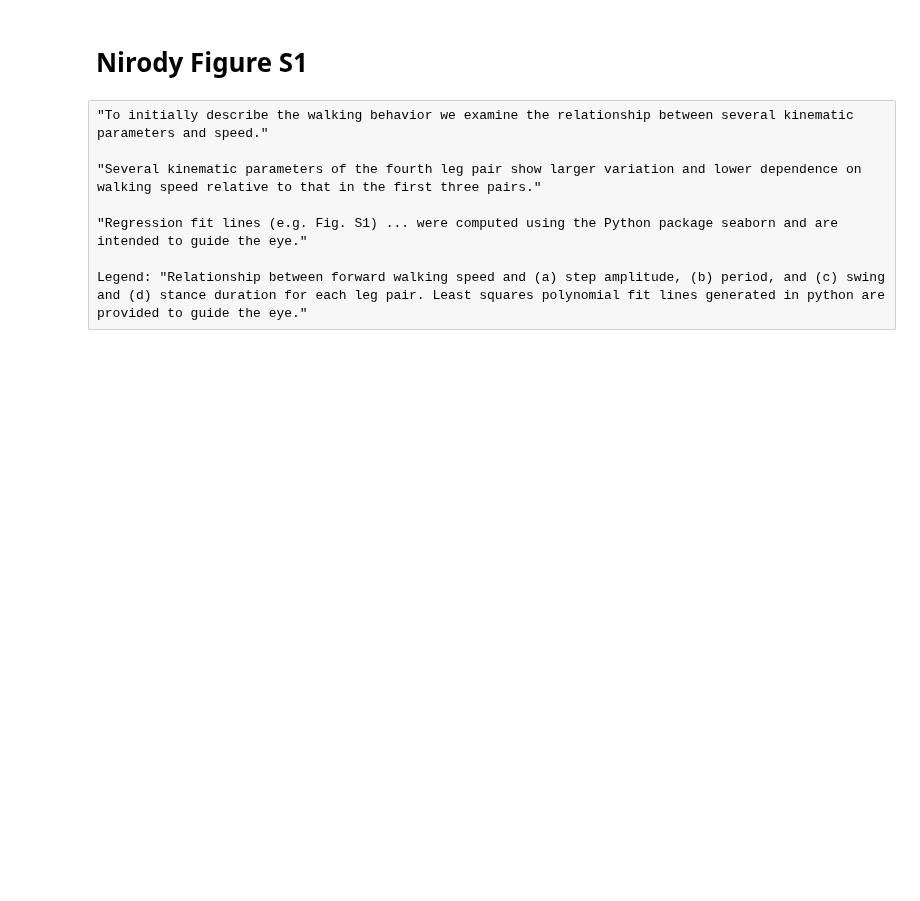
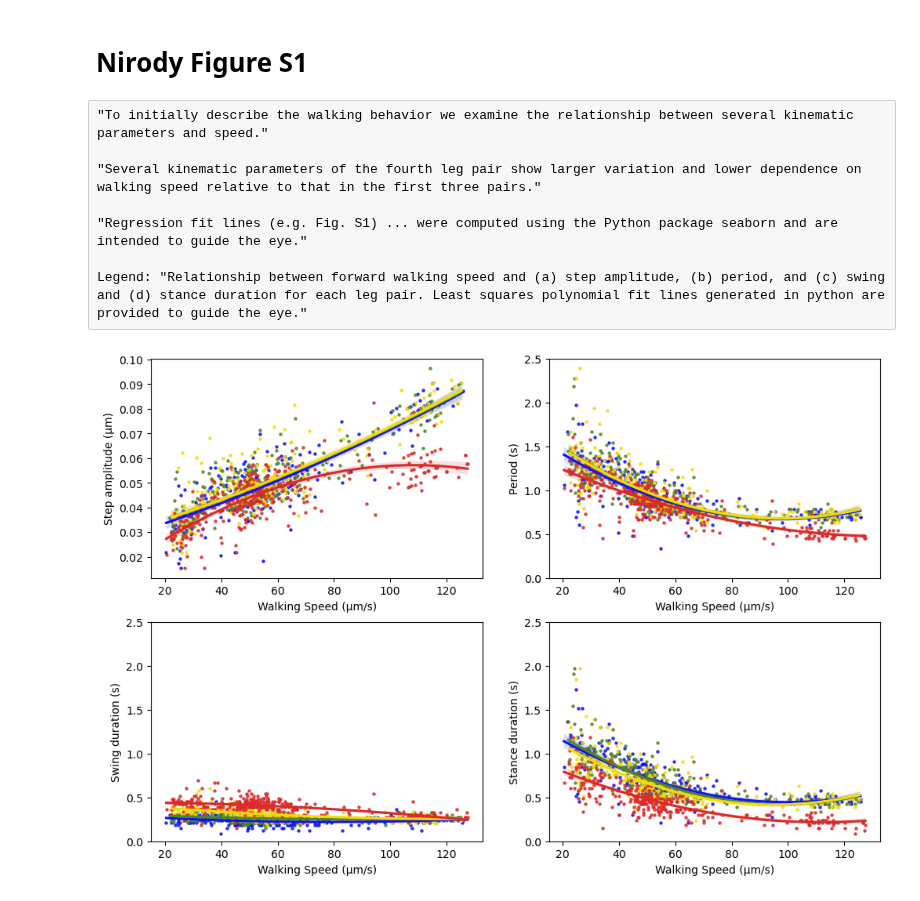
Before and after one commit to enwudz/gait, a Jupyter notebook: Speed and Step Kinematics.ipynb, the cells around one changed output. Drawn from its saved outputs; the diff is of its cells as text; code cells hidden in the pictures; blank space fills up the shorter version.

Commit message:
Update Speed and Step Kinematics.ipynb
doing Nirody Fig S1

```diff
--- a/Speed and Step Kinematics.ipynb
+++ b/Speed and Step Kinematics.ipynb
@@ -208,7 +209,49 @@ Duty Factor: ρ = -0.41 p = 0.0
 
 Legend: "Relationship between forward walking speed and (a) step amplitude, (b) period, and (c) swing and (d) stance duration for each leg pair. Least squares polynomial fit lines generated in python are provided to guide the eye."
 # %%
-first_leg_pair_color = '#9a9aff'
-second_leg_pair_color = '#9acc9a'
-third_leg_pair_color = '#ffef96'
-rear_leg_color = '#ff9a9a'
+leg_pairs = [['L1','R1'],['L2','R2'],['L3','R3'],['L4','R4']]
+pair_colors = ['#1212fa','#4e8626','#f5da0a','#db2a29']
+data_desciptions = ['Step amplitude (µm)','Period (s)','Swing duration (s)','Stance duration (s)']
+data_cols = ['distance_during_step_scaled','gait','swing','stance']
+speed_col = 'speed_during_step_scaled'
+
+# load the step_timing data into a dataframe
+step_df = pd.read_excel(data_file, sheet_name='step_timing', index_col=None)
+
+# set up plot
+f, axes = plt.subplots(2,2,figsize=(12,8))
+ax_handles = axes.reshape(1,4)[0]
+for i, d in enumerate(data_desciptions):
+    ax = ax_handles[i]
+    for j, leg_pair in enumerate(leg_pairs):
+
+        # get data for this pair for this datatype
+        pair_data = step_df.copy()[step_df['legID'].isin(leg_pair)]
+        pair_data[speed_col] = pair_data[speed_col].values * 1000 # convert to µm
+
+        # scatter and regression line ... not so nice b/c cannot figure out fit
+#         x_data = pair_data[speed_col].values * 1000
+#         y_data = pair_data[data_cols[i]].values
+#         coefficients = np.polyfit(x_data, y_data, 2)
+#         fitted_data = np.sort(np.polyval(coefficients, x_data))
+#         if d in ['Period (s)','Swing duration (s)','Stance duration (s)']:
+#             fitted_data = np.flip(fitted_data)
+#         # scatter
+#         ax.scatter(x_data,y_data,s=5,c=pair_colors[j],alpha=0.7)
+#         # add fit line
+#         ax.plot(np.linspace(0, np.max(x_data), len(x_data)),fitted_data,color=pair_colors[j], linewidth=2)
+
+        # scatter plot and regression line from seaborn
+        xcol = speed_col
+        ycol = data_cols[i]
+        sns.regplot(data=pair_data, x=xcol, y=ycol, ax=ax,
+                    scatter_kws ={'s':5}, color=pair_colors[j], order=2) # lowess=True
+
+    ax.set_ylabel(d)
+    ax.set_xlabel('Walking Speed (µm/s)')
+    if d in ['Period (s)','Swing duration (s)','Stance duration (s)']:
+        ax.set_ylim([0,2.5])
+
+plt.show()
+# %% [output]
+[figure, added]
```
Also changed, not shown: parts of 2 cells of this notebook.
